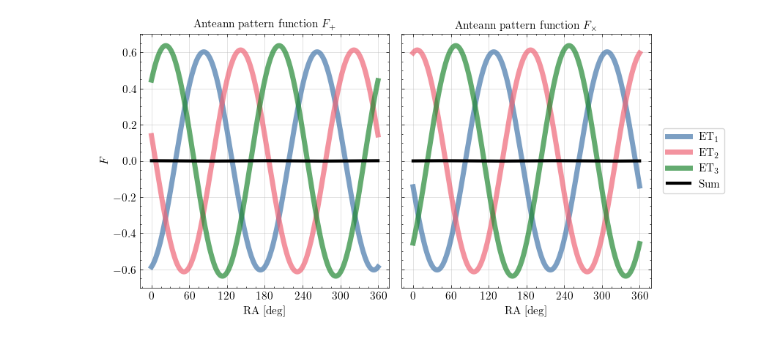
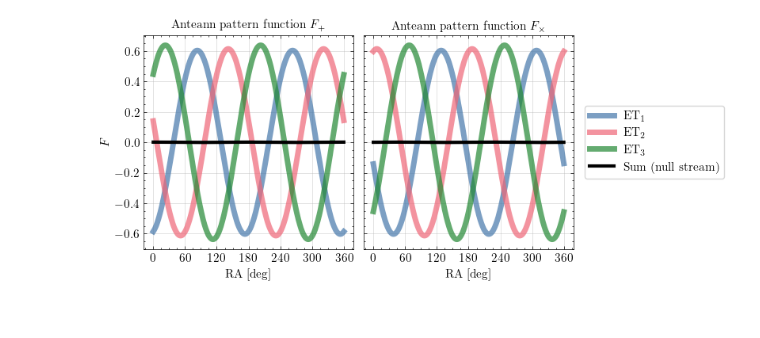
Before and after one commit to narolaharsh/phd-thesis, a Jupyter notebook: plotting_directory/null_stream/nullstream-plot.ipynb, the cells around one changed output. Saved outputs shown, nothing was run; the diff lists cells and outputs as text; code cells hidden in the pictures; blank space fills up the shorter version.

Commit message:
Update plots and figures

```diff
--- a/plotting_directory/null_stream/nullstream-plot.ipynb
+++ b/plotting_directory/null_stream/nullstream-plot.ipynb
@@ -44,32 +44,32 @@ for ifo in ifos:
 sum_plus = patterns['ET1_plus'] + patterns['ET2_plus']  + patterns['ET3_plus']
 sum_cross = patterns['ET1_cross'] + patterns['ET2_cross']  + patterns['ET3_cross']
 # %%
-fig, ax = plt.subplots(1, 2, figsize = (4.5*2, 4.5), sharey = True, sharex = True, gridspec_kw={'wspace': 0.05})
+fig, ax = plt.subplots(1, 2, figsize = (7, 3.5), sharey = True, sharex = True, gridspec_kw={'wspace': 0.05})
 lw = 5
 alpha = 0.7
 axes = ax[0]
 axes.plot(ra_deg, patterns['ET1_plus'], label = 'ET$_1$', lw = lw, alpha = alpha)
 axes.plot(ra_deg, patterns['ET2_plus'], label = 'ET$_2$', lw = lw, alpha = alpha)
 axes.plot(ra_deg, patterns['ET3_plus'], label = 'ET$_3$', lw = lw, alpha = alpha)
 axes.plot(ra_deg, sum_plus, color = 'black', lw = 3, label = 'Sum')
 axes.set_title('Anteann pattern function $F_{+}$')
 axes.grid(alpha = 0.5)
 axes.set_xticks(np.arange(0, 361, 60))
 
 axes.set_xlabel('RA [deg]')
 axes.set_ylabel('$F$')
 
 axes = ax[1]
 axes.plot(ra_deg, patterns['ET1_cross'], label = 'ET$_1$', lw = lw, alpha = alpha)
 axes.plot(ra_deg, patterns['ET2_cross'], label = 'ET$_2$', lw = lw, alpha = alpha)
 axes.plot(ra_deg, patterns['ET3_cross'], label = 'ET$_3$', lw = lw, alpha = alpha)
-axes.plot(ra_deg, sum_cross, color = 'black', lw = 3, label = 'Sum')
+axes.plot(ra_deg, sum_cross, color = 'black', lw = 3, label = 'Sum (null stream)')
 axes.set_title(r'Anteann pattern function $F_{\times}$')
 axes.grid(alpha = 0.5)
 axes.legend(loc='center left', bbox_to_anchor=(1.025, 0.5), frameon = True, fancybox = True)
 axes.set_xlabel('RA [deg]')
 
 fig.savefig('null_stream_antenna_pattern.pdf')
 fig.savefig('../../figures/null_stream_antenna_pattern.pdf')
 # %% [output]
-[figure, old version]
+[figure, new version]
```
Also changed, not shown: 3 other files.
